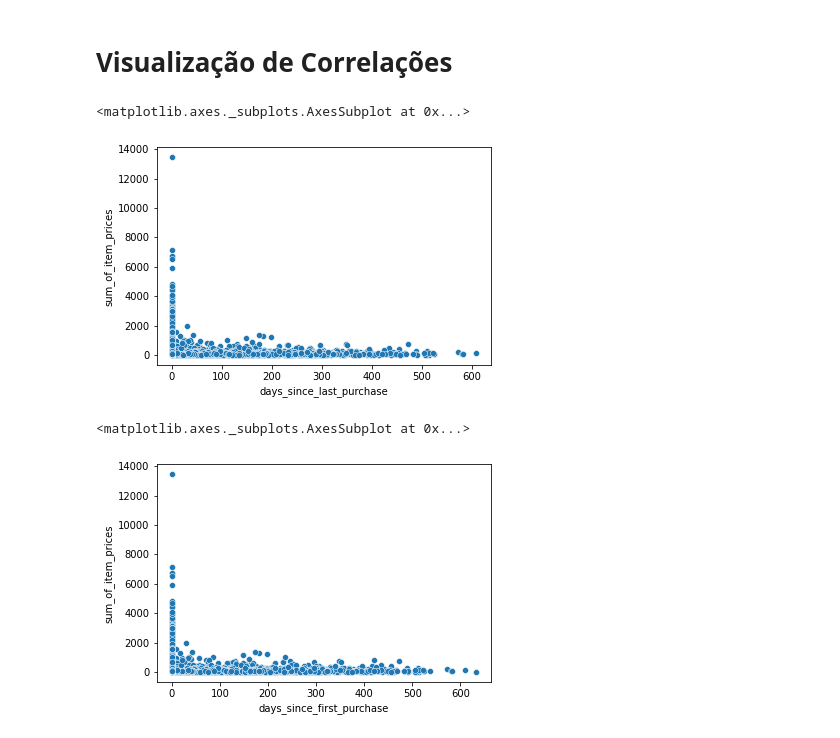
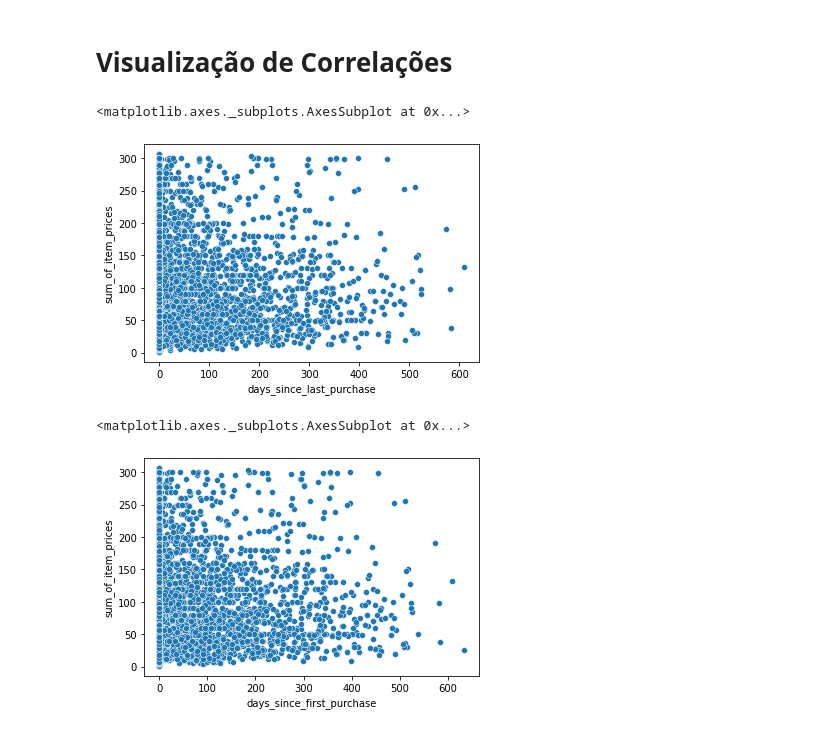
Before and after one commit to GustavoGran/ecommerce_recomender, a Jupyter notebook: ptc3467_caracterizacao_dados_ecommerce.ipynb, the cells around one changed output. Cells and saved outputs as stored; diff of their text form; code cells hidden in the pictures.

```diff
--- a/ptc3467_caracterizacao_dados_ecommerce.ipynb
+++ b/ptc3467_caracterizacao_dados_ecommerce.ipynb
@@ -210,12 +210,12 @@ sns.histplot(data=df_customer_orders, x='days_since_first_purchase',binrange=(0,
 # %% [markdown]
 # **Visualização de Correlações**
 # %%
-sns.scatterplot(data=df_customer_orders, x='days_since_last_purchase', y='sum_of_item_prices')
+sns.scatterplot(data=df_customer_orders[df_customer_orders['sum_of_item_prices']<=305.90], x='days_since_last_purchase', y='sum_of_item_prices')
 # %% [output]
 <matplotlib.axes._subplots.AxesSubplot at 0x...>
-[figure, old version]
+[figure, new version]
 # %%
-sns.scatterplot(data=df_customer_orders, x='days_since_first_purchase', y='sum_of_item_prices')
+sns.scatterplot(data=df_customer_orders[df_customer_orders['sum_of_item_prices']<=305.900], x='days_since_first_purchase', y='sum_of_item_prices')
 # %% [output]
 <matplotlib.axes._subplots.AxesSubplot at 0x...>
-[figure, old version]
+[figure, new version]
```
Also changed, not shown: parts of 9 cells of this notebook.
